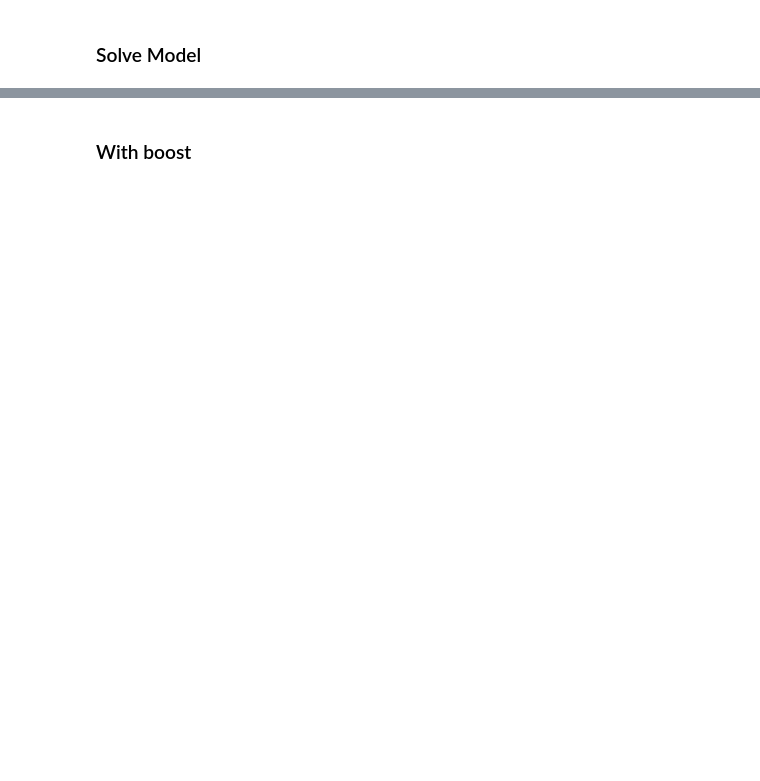
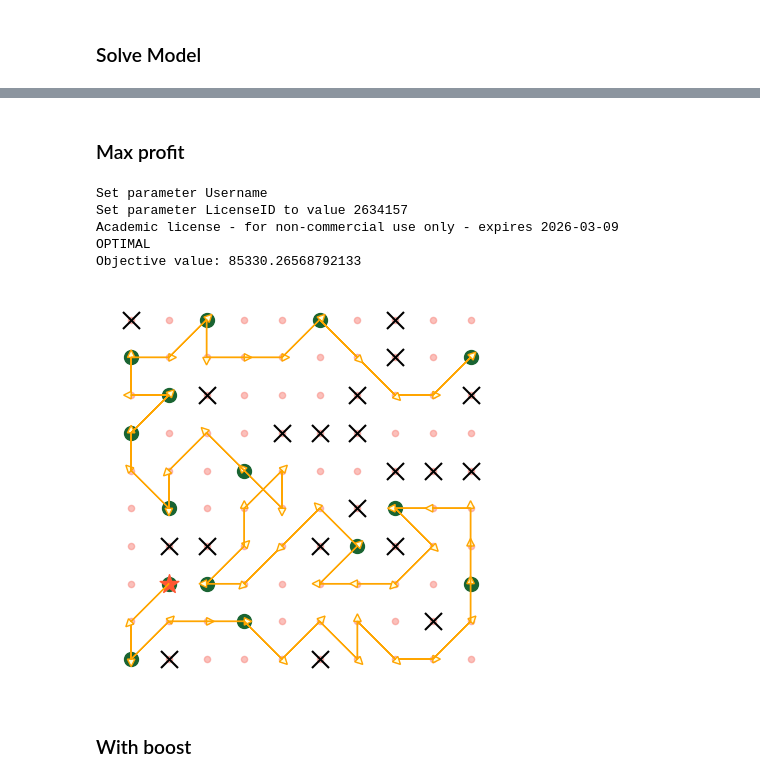
Before and after one commit to manojarulmurugan/ISYE524_Group4_Project, a Jupyter notebook: group_4.ipynb, the cells around one changed output, grey strips where cells are left out. Drawn from its saved outputs; the diff is of its cells as text; code cells hidden in the pictures; blank space fills up the shorter version.

```diff
--- a/group_4.ipynb
+++ b/group_4.ipynb
@@ -227,3 +227,10 @@ function randomizePortsBoostZones(grid_data)
 end
 # %% [output]
 randomizePortsBoostZones (generic function with 1 method)
+# %%
+function randomizePortProfit(grid_data, min_val, max_val)
+# Randomize profit for each port
+    m = Int(grid_data[3]);
+
+    return min_val .+ (max_val - min_val) .* rand(m);
+end
@@ -1092,6 +1299,21 @@ Objective value: 38.970562748477136
 # utilize previous conditions to ensure good constraints
 
 # why can't lines be eliminated by saying sum of ports with one outgoing 1?
+# %% [markdown]
+### Max profit
+# %%
+port_profit = randomizePortProfit(grid_data, 1000, 10000);
+solver = Gurobi;
+x_opt, z_opt, obj_opt = optModelMaxProfit(grid_data, port_num, port_of_origin_num, no_go_num, port_profit, solver);
+println("Objective value: $(obj_opt)");
+f = visualizeGrid(grid_data, port_num, port_of_origin_num, no_go_num, x_opt.data);
+# %% [output]
+Set parameter Username
+Set parameter LicenseID to value 2634157
+Academic license - for non-commercial use only - expires 2026-03-09
+OPTIMAL
+Objective value: 85330.26568792133
+[figure, added]
 # %% [markdown]
 ### With boost
 # %%
```
Also changed, not shown: parts of 10 cells of this notebook.
